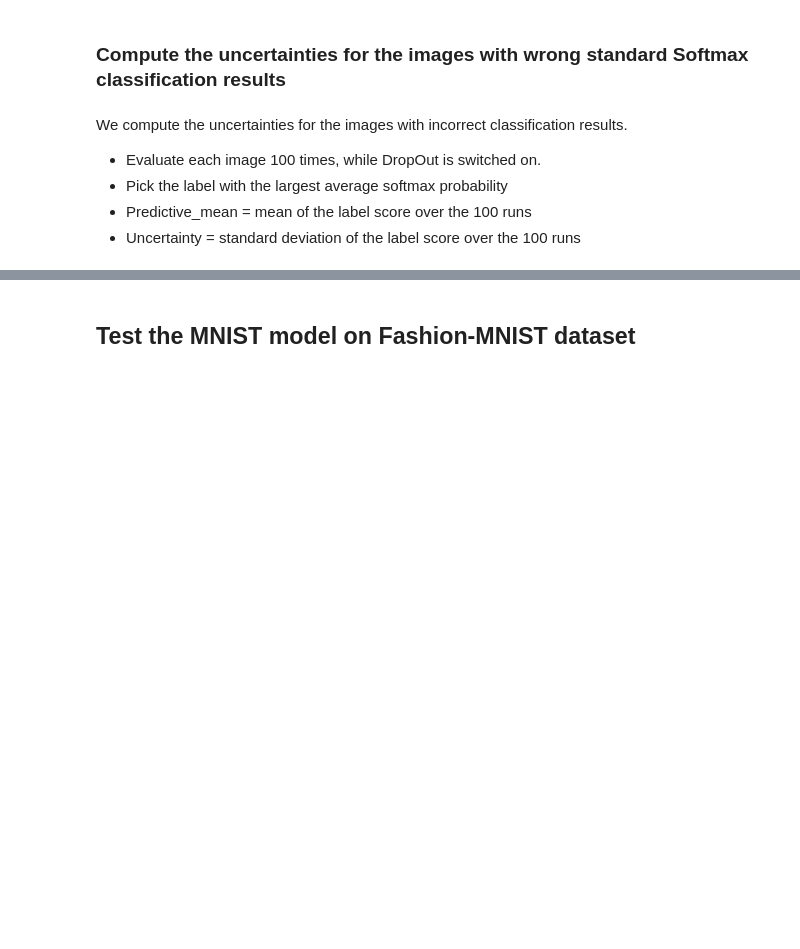
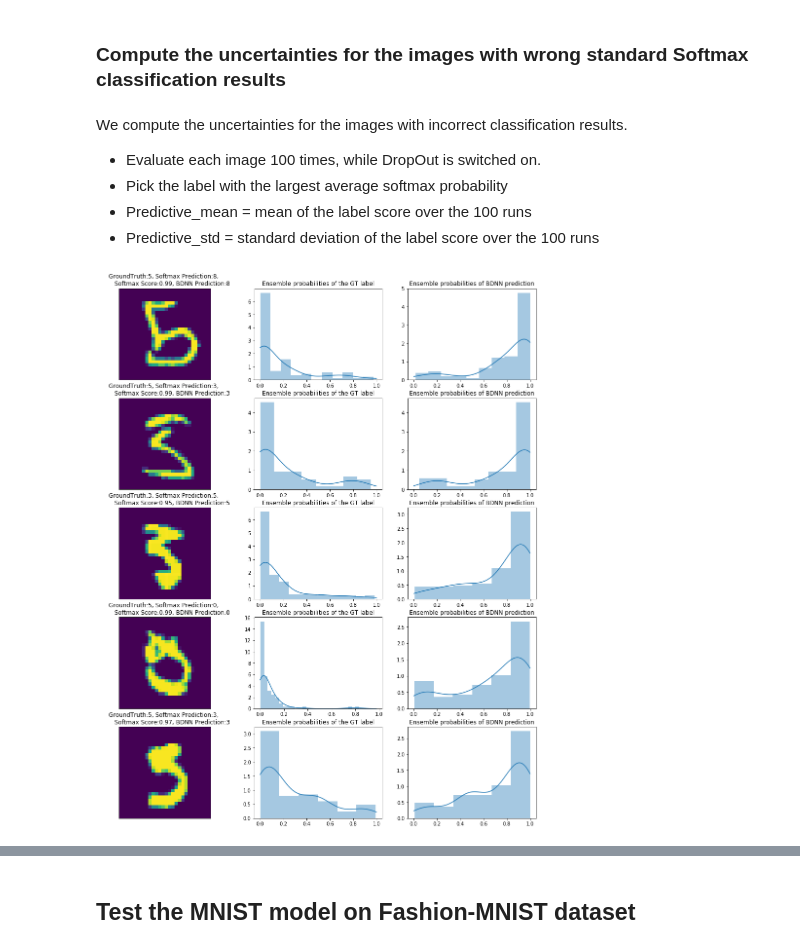
Before and after one commit to monaj07/ml, a Jupyter notebook: uncertainty/uncertainty_concise.ipynb, the cells around one changed output, grey strips where cells are left out. Drawn from its saved outputs; the diff is of its cells as text; code cells hidden in the pictures; blank space fills up the shorter version.

Commit message:
Add mnist uncertainty test for the correct results

```diff
--- a/uncertainty/uncertainty_concise.ipynb
+++ b/uncertainty/uncertainty_concise.ipynb
@@ -228,50 +294,44 @@ We compute the uncertainties for the images with incorrect classification result
 * Evaluate each image 100 times, while DropOut is switched on.
 * Pick the label with the largest average softmax probability
 * Predictive_mean = mean of the label score over the 100 runs
-* Uncertainty = standard deviation of the label score over the 100 runs
+* Predictive_std = standard deviation of the label score over the 100 runs
 # %%
 mlp_dropout.train()
+
 ensemble_size = 100
 
-predictive_mean_total_wrong = []
-predictive_std_total_wrong = []
-softmax_total_wrong = []
-
+number_of_rows = 5
 idx = 0
-fig, axes = plt.subplots(5, 3, figsize=(16, 20))
+fig, axes = plt.subplots(number_of_rows, 3, figsize=(16, 20 * number_of_rows // 5))
 for it, test_batch in enumerate(wrong_subset_loader):
     images, target = test_batch
     if target.item() not in (3, 5):
         continue
     scores = []
     for _ in range(ensemble_size):
         test_data_batch = images.view(target.shape[0], 784)
         output_test = mlp_dropout(test_data_batch.to(device).float())
         scores.append(F.softmax(output_test, dim=1).data.numpy())
     scores = np.vstack(scores)
     label = scores.mean(axis=0).argmax(0)
     predictive_mean = np.round(np.mean(scores[:, label]), 2)
     predictive_std = np.round(np.std(scores[:, label]), 2)
 
-    predictive_mean_total_wrong.append(predictive_mean)
-    predictive_std_total_wrong.append(predictive_std)
-    softmax_total_wrong.append(np.around(wrong_samples_scores[it], 2))
-
-    if idx < 5 and wrong_samples_scores[it] > 0.95:
+    if wrong_samples_scores[it] > 0.95:
         img = images[0, 0].data.numpy()
         axes[idx, 0].imshow(img)
         axes[idx, 0].set_title(f"""GroundTruth:{target.item()}, Softmax Prediction:{wrong_samples_labels[it]},
         Softmax Score:{str(np.around(wrong_samples_scores[it], 2))}, BDNN Prediction:{label}""")
         axes[idx, 0].xaxis.set_visible(False)
         axes[idx, 0].yaxis.set_visible(False)
         axes[idx, 0].xaxis.set_ticks([])
         axes[idx, 0].yaxis.set_ticks([])
         sb.distplot(scores[:, target.item()], kde=True, kde_kws={'clip': (0.0, 1.0)}, ax=axes[idx, 1])
         axes[idx, 1].set_title(f"Ensemble probabilities of the GT label")
         sb.distplot(scores[:, label], kde=True, kde_kws={'clip': (0.0, 1.0)}, ax=axes[idx, 2])
         axes[idx, 2].set_title(f"Ensemble probabilities of BDNN prediction")
         idx += 1
-
-predictive_mean_total_wrong = np.array(predictive_mean_total_wrong)
-predictive_std_total_wrong = np.array(predictive_std_total_wrong)
-softmax_total_wrong = np.array(softmax_total_wrong)
+    if idx == number_of_rows:
+        break
+# %% [output]
+[figure, added]
```
Also changed, not shown: parts of 13 cells of this notebook.
